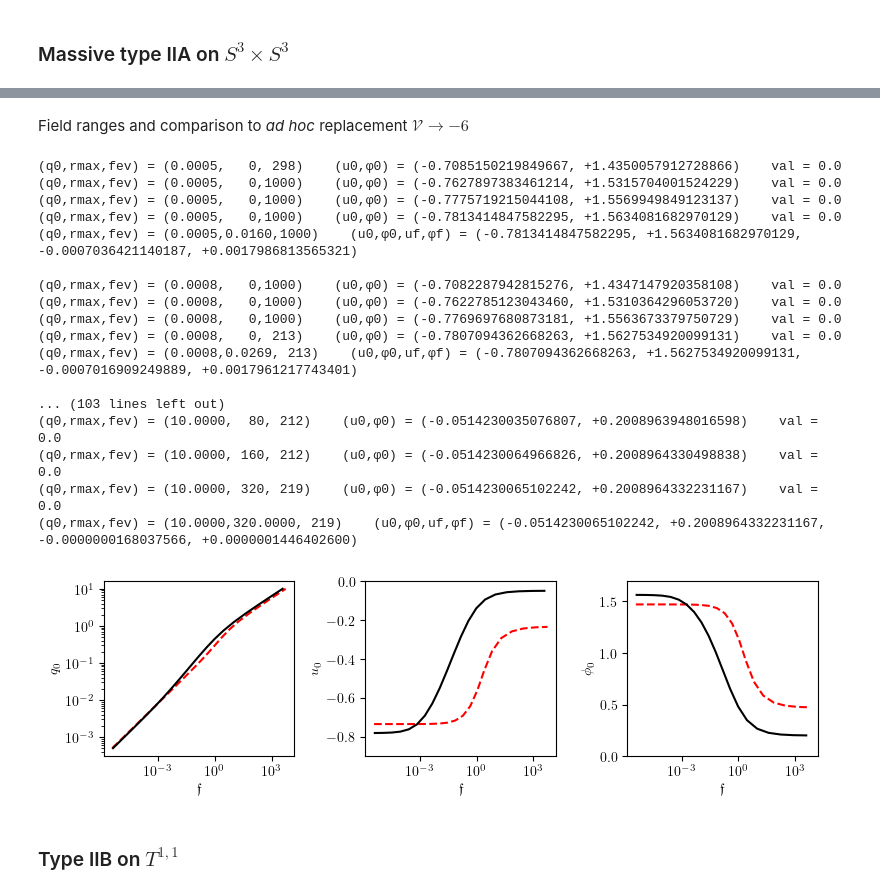
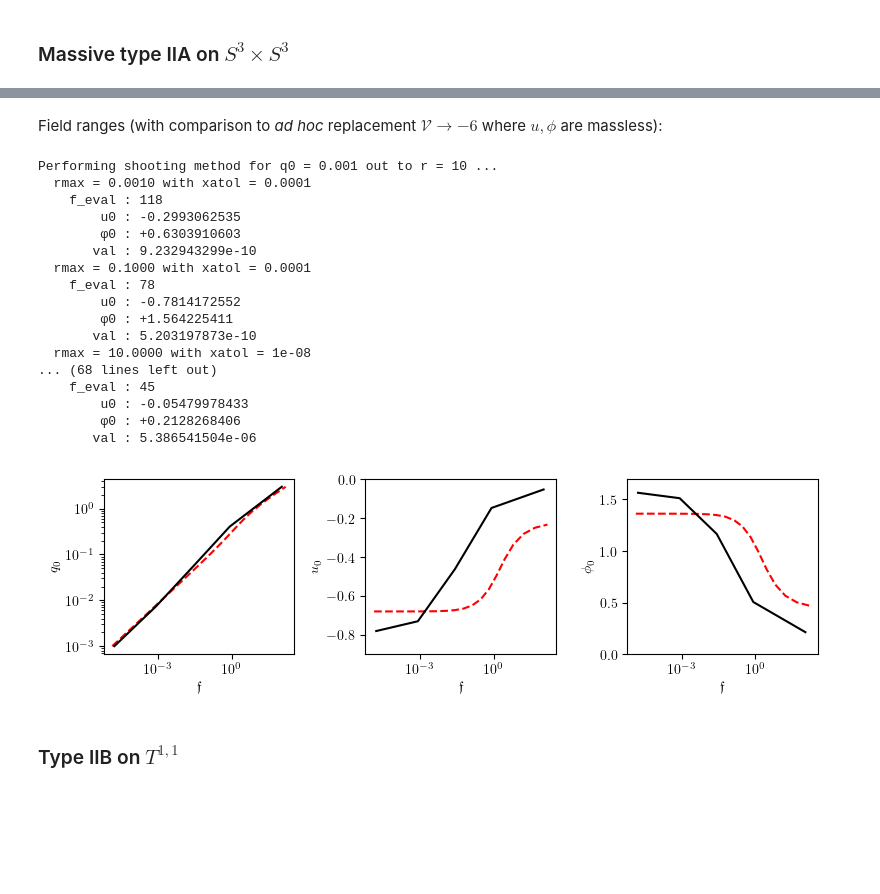
Before and after one commit to gloges/typeII-wormholes, a Jupyter notebook: wormholes.ipynb, the cells around one changed output, grey strips where cells are left out. Saved outputs shown, nothing was run; the diff lists cells and outputs as text; code cells hidden in the pictures; blank space fills up the shorter version.

```diff
--- a/wormholes.ipynb
+++ b/wormholes.ipynb
@@ -54,0 +51,13 @@ Optimal solution matching AdS boundary conditions is found using shooting method
+# %%
+q0, rmax = 1, 10
+soln = wh.wormhole_S3S3(q0, rmax, xatol=10**-10)
+r, w, u, ud, φ, φd, h, f4sqr = soln
+
+fig, axes = plt.subplots(1, 3, figsize=(8,2))
+
+axes[0].plot(r, w, 'k')
+axes[1].plot(r, u, 'k')
+axes[2].plot(r, φ, 'k')
+
+plt.tight_layout()
+plt.show()
@@ -141,2 +141,2 @@ plt.show()
 # %% [markdown]
-Field ranges and comparison to _ad hoc_ replacement $\mathcal{V}\to-6$
+Field ranges (with comparison to _ad hoc_ replacement $\mathcal{V}\to-6$ where $u,\phi$ are massless):
@@ -150,72 +143,69 @@ def h_infty_massless(q0, qmax, dq):
 # %%
-q0s = np.geomspace(0.0005, 10, 20)
+q0s = np.geomspace(0.001, 10, 5)
+
+q0s_ml = np.geomspace(q0s[0], q0s[-1], 20)
+data_ml = np.asarray([wh.massless_approx_S3S3(q0, 10*q0, q0/1000) for q0 in q0s_ml])
+u0s_ml, φ0s_ml, f4s_ml = data_ml.T
 
 data = []
 
 for q0 in q0s:
 
-    soln = wh.wormhole_S3S3(q0, [4*q0, 8*q0, 16*q0, 32*q0], xatol=10**-16)
+    rmax = max(10, 10*q0)
+    soln = wh.wormhole_S3S3(q0, rmax, xatol=10**-8)
     r, w, u, ud, φ, φd, h, f4sqr = soln
 
-    data.append([np.sqrt(f4sqr), min(u), max(φ)])
+    # It happens that u<0 and φ>0
+    data.append([min(u), max(φ), np.sqrt(f4sqr)])
 
-f4s, u0s, φ0s = np.asarray(data).T
+u0s, φ0s, f4s = np.asarray(data).T
 # %% [output]
-(q0,rmax,fev) = (0.0005,   0, 298)    (u0,φ0) = (-0.7085150219849667, +1.4350057912728866)    val = 0.0
-(q0,rmax,fev) = (0.0005,   0,1000)    (u0,φ0) = (-0.7627897383461214, +1.5315704001524229)    val = 0.0
-(q0,rmax,fev) = (0.0005,   0,1000)    (u0,φ0) = (-0.7775719215044108, +1.5569949849123137)    val = 0.0
-(q0,rmax,fev) = (0.0005,   0,1000)    (u0,φ0) = (-0.7813414847582295, +1.5634081682970129)    val = 0.0
-(q0,rmax,fev) = (0.0005,0.0160,1000)    (u0,φ0,uf,φf) = (-0.7813414847582295, +1.5634081682970129, -0.0007036421140187, +0.0017986813565321)
-
-(q0,rmax,fev) = (0.0008,   0,1000)    (u0,φ0) = (-0.7082287942815276, +1.4347147920358108)    val = 0.0
-(q0,rmax,fev) = (0.0008,   0,1000)    (u0,φ0) = (-0.7622785123043460, +1.5310364296053720)    val = 0.0
-(q0,rmax,fev) = (0.0008,   0,1000)    (u0,φ0) = (-0.7769697680873181, +1.5563673379750729)    val = 0.0
-(q0,rmax,fev) = (0.0008,   0, 213)    (u0,φ0) = (-0.7807094362668263, +1.5627534920099131)    val = 0.0
-(q0,rmax,fev) = (0.0008,0.0269, 213)    (u0,φ0,uf,φf) = (-0.7807094362668263, +1.5627534920099131, -0.0007016909249889, +0.0017961217743401)
-
-... (103 lines left out)
-(q0,rmax,fev) = (10.0000,  80, 212)    (u0,φ0) = (-0.0514230035076807, +0.2008963948016598)    val = 0.0
-(q0,rmax,fev) = (10.0000, 160, 212)    (u0,φ0) = (-0.0514230064966826, +0.2008964330498838)    val = 0.0
-(q0,rmax,fev) = (10.0000, 320, 219)    (u0,φ0) = (-0.0514230065102242, +0.2008964332231167)    val = 0.0
-(q0,rmax,fev) = (10.0000,320.0000, 219)    (u0,φ0,uf,φf) = (-0.0514230065102242, +0.2008964332231167, -0.0000000168037566, +0.0000001446402600)
+Performing shooting method for q0 = 0.001 out to r = 10 ...
+  rmax = 0.0010 with xatol = 0.0001
+    f_eval : 118
+        u0 : -0.2993062535
+        φ0 : +0.6303910603
+       val : 9.232943299e-10
+  rmax = 0.1000 with xatol = 0.0001
+    f_eval : 78
+        u0 : -0.7814172552
+        φ0 : +1.564225411
+       val : 5.203197873e-10
+  rmax = 10.0000 with xatol = 1e-08
+... (68 lines left out)
+    f_eval : 45
+        u0 : -0.05479978433
+        φ0 : +0.2128268406
+       val : 5.386541504e-06
 # %%
-q0_massless = np.geomspace(0.0005, 10, 21)
-hinf_massless = np.asarray([h_infty_massless(q0, 10*q0, q0/10000) for q0 in q0_massless])
-cabs_massless = 12*q0_massless**4 * (1+q0_massless**2)
-f4_massless = np.sqrt(cabs_massless) / np.cos(0.5 * np.sqrt(cabs_massless) * hinf_massless)
-φ0_massless = -np.log(np.cos(0.5 * np.sqrt(cabs_massless) * hinf_massless))
-u0_massless = -0.5*φ0_massless
-
-
-
 fig, axes = plt.subplots(1, 3, figsize=(8,2.5))
 
-axes[0].plot(f4_massless, q0_massless, '--r')
+axes[0].plot(f4s_ml, q0s_ml, '--r')
 axes[0].plot(f4s, q0s, 'k', ms=3)
 axes[0].set_xscale('log')
 axes[0].set_yscale('log')
 axes[0].set_xlabel('$\mathfrak{f}$')
 axes[0].set_ylabel('$q_0$')
 
-axes[1].plot(f4_massless, u0_massless, '--r')
+axes[1].plot(f4s_ml, u0s_ml, '--r')
 axes[1].plot(f4s, u0s, 'k', ms=3)
 axes[1].set_xscale('log')
 axes[1].set_xlabel('$\mathfrak{f}$')
 axes[1].set_ylabel('$u_0$')
 axes[1].set_ylim(-0.9, 0)
 
 
-axes[2].plot(f4_massless, φ0_massless, '--r')
+axes[2].plot(f4s_ml, φ0s_ml, '--r')
 axes[2].plot(f4s, φ0s, 'k', ms=3)
 axes[2].set_xscale('log')
 axes[2].set_xlabel('$\mathfrak{f}$')
 axes[2].set_ylabel('$\phi_0$')
 axes[2].set_ylim(0, 1.7)
 
 plt.tight_layout()
 # plt.savefig('S3S3_ranges.png', dpi=300)
 plt.show()
 # %% [output]
-[figure, old version]
+[figure, new version]
 # %% [markdown]
 ### Type IIB on $T^{1,1}$
```
Also changed, not shown: parts of 32 cells of this notebook, 1 other file.
